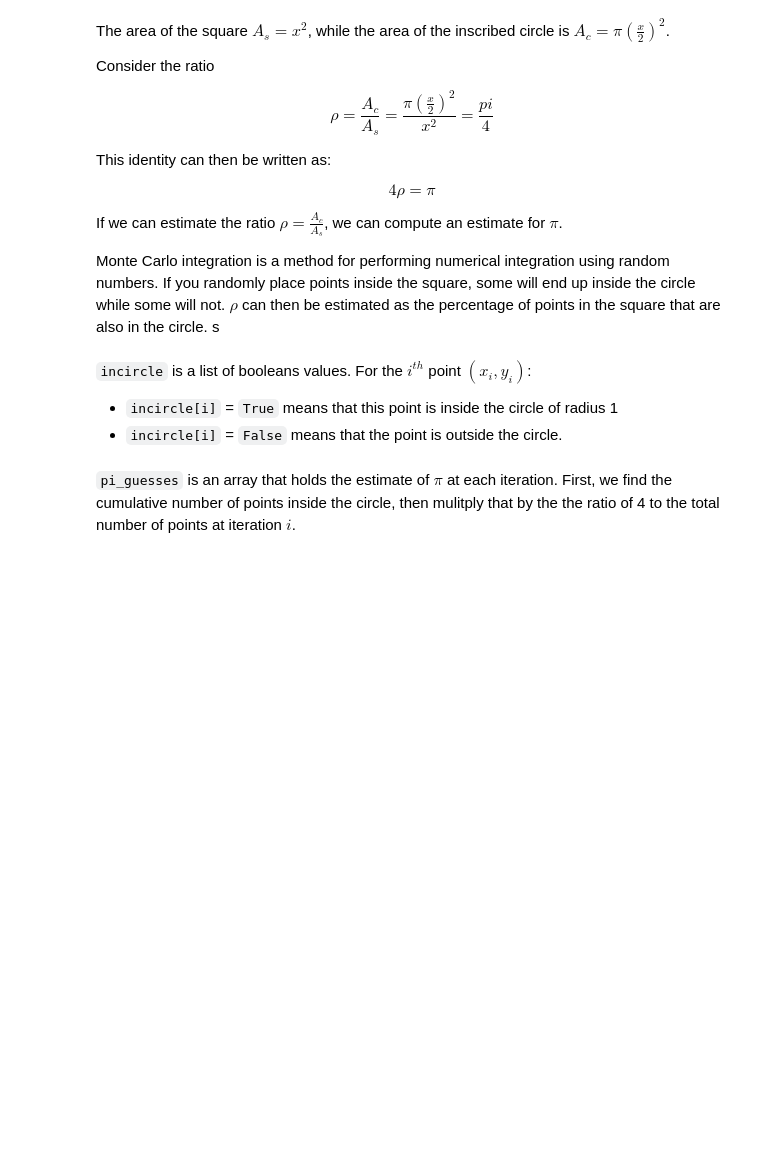
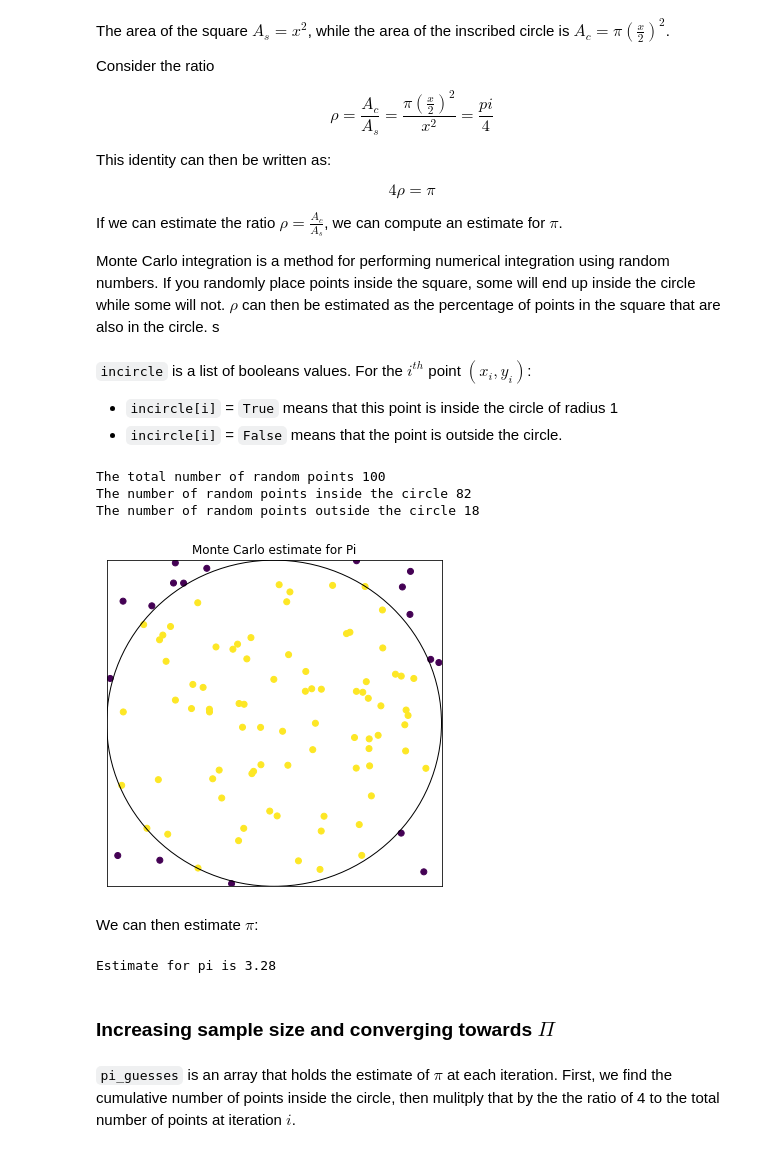
Before and after one commit to insight2action/experiments, a Jupyter notebook: Fun_with_Pi.ipynb, the cells around one changed output. Drawn from its saved outputs; the diff is of its cells as text; code cells hidden in the pictures; blank space fills up the shorter version.

```diff
--- a/Fun_with_Pi.ipynb
+++ b/Fun_with_Pi.ipynb
@@ -39,7 +41,7 @@ If we can estimate the ratio $\rho = \frac{A_c}{A_s}$, we can compute an estimat
 
 Monte Carlo integration is a method for performing numerical integration using random numbers. If you randomly place points inside the square, some will end up inside the circle while some will not. $\rho$ can then be estimated as the percentage of points in the square that are also in the circle.  s
 # %%
-n_points = 10000
+n_points = 100
 
 #first, lets randomly generate n_points inside the square around the origin
 
@@ -54,4 +58,35 @@ y = np.random.uniform(-1, 1, n_points)
 incircle = [x*x + y*y <=1]
+# %%
+print("The total number of random points", n_points)
+print("The number of random points inside the circle", np.sum(incircle))
+print("The number of random points outside the circle", n_points - np.sum(incircle))
+# %% [output]
+The total number of random points 100
+The number of random points inside the circle 82
+The number of random points outside the circle 18
+# %%
+figure, axes = plt.subplots(figsize=(6, 6))
+c = plt.Circle((0, 0), 1, fill = False)
+
+plt.xlim(-1,1)
+plt.ylim(-1,1)
+
+axes.add_patch(c)
+plt.scatter( x, y, c=incircle)
+axes.set_yticks([])
+axes.set_xticks([])
+plt.title("Monte Carlo estimate for Pi")
+plt.show()
+# %% [output]
+[figure, added]
+# %% [markdown]
+We can then estimate $\pi$:
+# %%
+print("Estimate for pi is", 4 * np.sum(incircle)/n_points )
+# %% [output]
+Estimate for pi is 3.28
+# %% [markdown]
+### Increasing sample size and converging towards $\Pi$
 # %% [markdown]
 `pi_guesses` is an array that holds the estimate of $\pi$ at each iteration. First, we find the cumulative number of points inside the circle, then mulitply that by the the ratio of 4 to the total number of points at iteration $i$.
 # %%
```
Also changed, not shown: parts of 2 cells of this notebook.
